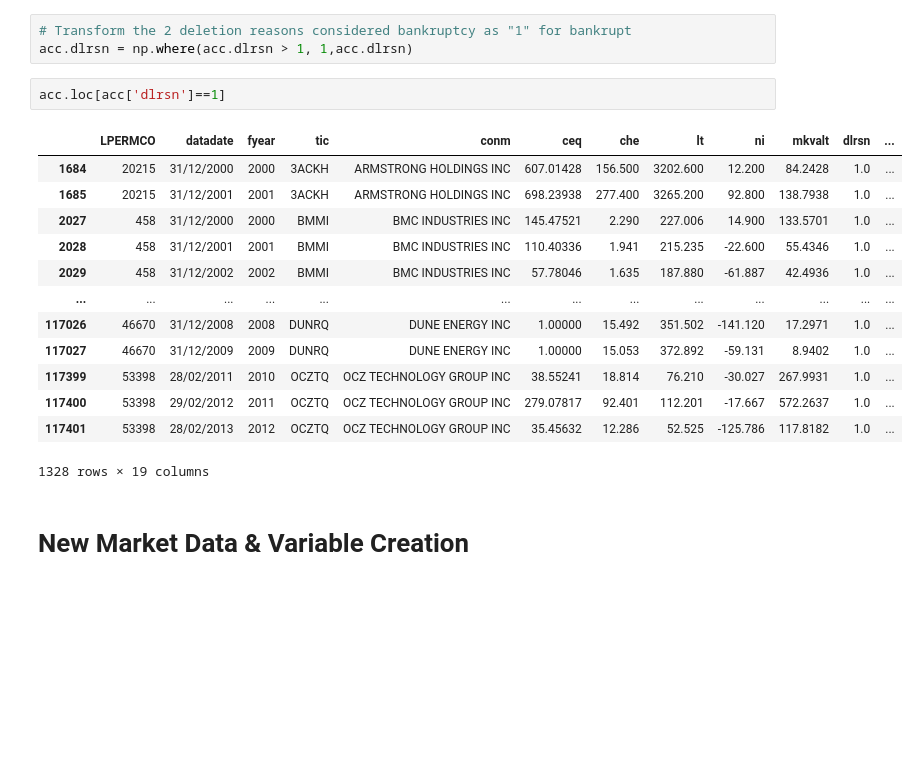
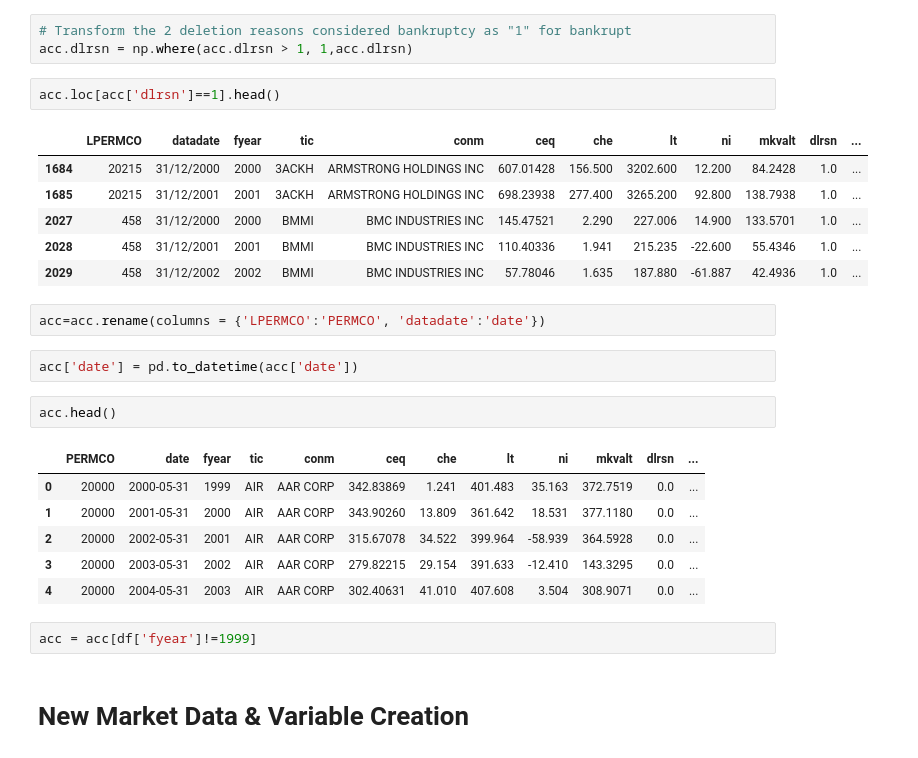
Before and after one commit to evamferreira/Thesis_Rep, a Jupyter notebook: Data/data_treat.ipynb, the cells around one changed output. Saved outputs shown, nothing was run; the diff lists cells and outputs as text; blank space fills up the shorter version.

```diff
--- a/Data/data_treat.ipynb
+++ b/Data/data_treat.ipynb
@@ -310,21 +310,29 @@ acc.head()
 # Transform the 2 deletion reasons considered bankruptcy as "1" for bankrupt
 acc.dlrsn = np.where(acc.dlrsn > 1, 1,acc.dlrsn)
 # %%
-acc.loc[acc['dlrsn']==1]
+acc.loc[acc['dlrsn']==1].head()
 # %% [output]
 |  | LPERMCO | datadate | fyear | tic | conm | ceq | che | lt | ni | mkvalt | dlrsn | ... |
 | 1684 | 20215 | 31/12/2000 | 2000 | 3ACKH | ARMSTRONG HOLDINGS INC | 607.01428 | 156.500 | 3202.600 | 12.200 | 84.2428 | 1.0 | ... |
 | 1685 | 20215 | 31/12/2001 | 2001 | 3ACKH | ARMSTRONG HOLDINGS INC | 698.23938 | 277.400 | 3265.200 | 92.800 | 138.7938 | 1.0 | ... |
 | 2027 | 458 | 31/12/2000 | 2000 | BMMI | BMC INDUSTRIES INC | 145.47521 | 2.290 | 227.006 | 14.900 | 133.5701 | 1.0 | ... |
 | 2028 | 458 | 31/12/2001 | 2001 | BMMI | BMC INDUSTRIES INC | 110.40336 | 1.941 | 215.235 | -22.600 | 55.4346 | 1.0 | ... |
 | 2029 | 458 | 31/12/2002 | 2002 | BMMI | BMC INDUSTRIES INC | 57.78046 | 1.635 | 187.880 | -61.887 | 42.4936 | 1.0 | ... |
-| ... | ... | ... | ... | ... | ... | ... | ... | ... | ... | ... | ... | ... |
-| 117026 | 46670 | 31/12/2008 | 2008 | DUNRQ | DUNE ENERGY INC | 1.00000 | 15.492 | 351.502 | -141.120 | 17.2971 | 1.0 | ... |
-| 117027 | 46670 | 31/12/2009 | 2009 | DUNRQ | DUNE ENERGY INC | 1.00000 | 15.053 | 372.892 | -59.131 | 8.9402 | 1.0 | ... |
-| 117399 | 53398 | 28/02/2011 | 2010 | OCZTQ | OCZ TECHNOLOGY GROUP INC | 38.55241 | 18.814 | 76.210 | -30.027 | 267.9931 | 1.0 | ... |
-| 117400 | 53398 | 29/02/2012 | 2011 | OCZTQ | OCZ TECHNOLOGY GROUP INC | 279.07817 | 92.401 | 112.201 | -17.667 | 572.2637 | 1.0 | ... |
-| 117401 | 53398 | 28/02/2013 | 2012 | OCZTQ | OCZ TECHNOLOGY GROUP INC | 35.45632 | 12.286 | 52.525 | -125.786 | 117.8182 | 1.0 | ... |
-1328 rows × 19 columns
+# %%
+acc=acc.rename(columns = {'LPERMCO':'PERMCO', 'datadate':'date'})
+# %%
+acc['date'] = pd.to_datetime(acc['date'])
+# %%
+acc.head()
+# %% [output]
+|  | PERMCO | date | fyear | tic | conm | ceq | che | lt | ni | mkvalt | dlrsn | ... |
+| 0 | 20000 | 2000-05-31 | 1999 | AIR | AAR CORP | 342.83869 | 1.241 | 401.483 | 35.163 | 372.7519 | 0.0 | ... |
+| 1 | 20000 | 2001-05-31 | 2000 | AIR | AAR CORP | 343.90260 | 13.809 | 361.642 | 18.531 | 377.1180 | 0.0 | ... |
+| 2 | 20000 | 2002-05-31 | 2001 | AIR | AAR CORP | 315.67078 | 34.522 | 399.964 | -58.939 | 364.5928 | 0.0 | ... |
+| 3 | 20000 | 2003-05-31 | 2002 | AIR | AAR CORP | 279.82215 | 29.154 | 391.633 | -12.410 | 143.3295 | 0.0 | ... |
+| 4 | 20000 | 2004-05-31 | 2003 | AIR | AAR CORP | 302.40631 | 41.010 | 407.608 | 3.504 | 308.9071 | 0.0 | ... |
+# %%
+acc = acc[df['fyear']!=1999]
 # %% [markdown]
 # New Market Data & Variable Creation
 # %%
```
Also changed, not shown: parts of 41 cells of this notebook.
